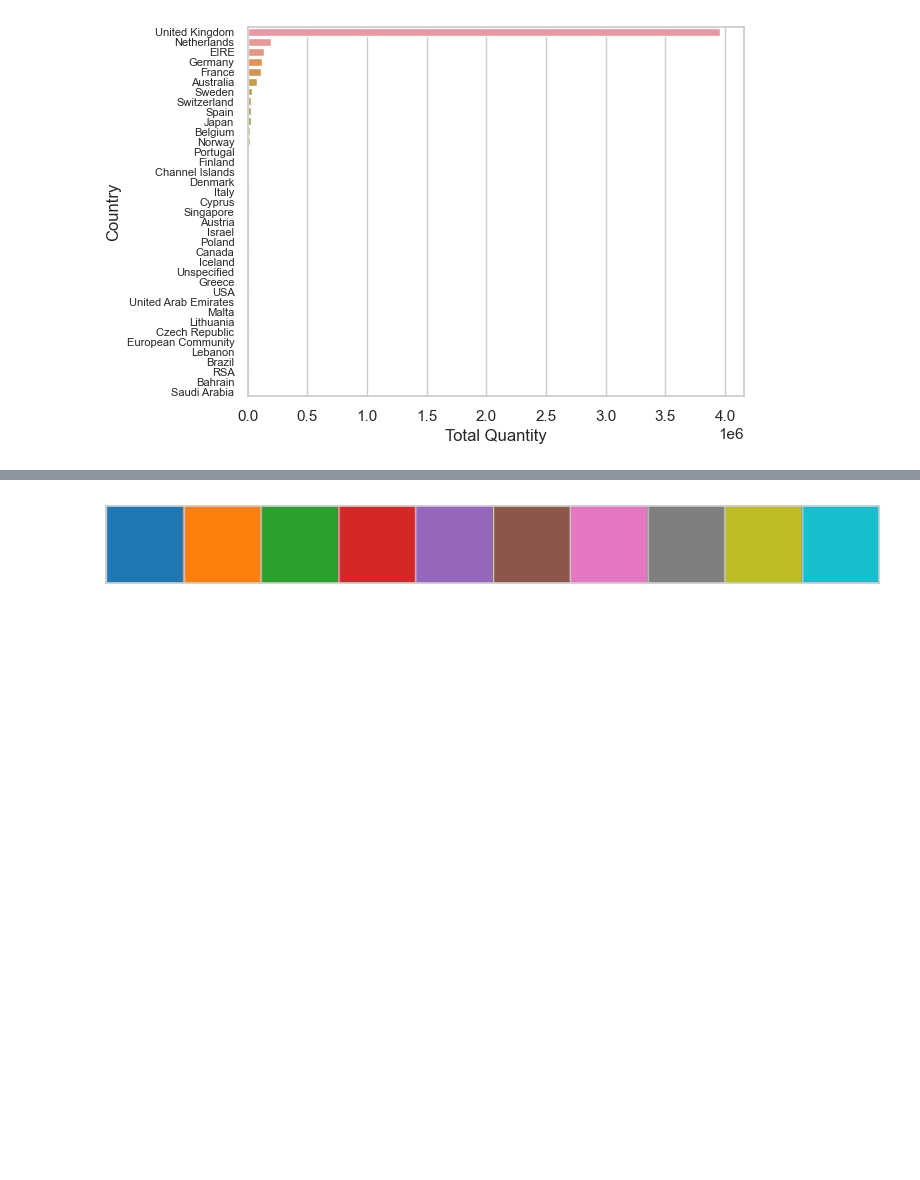
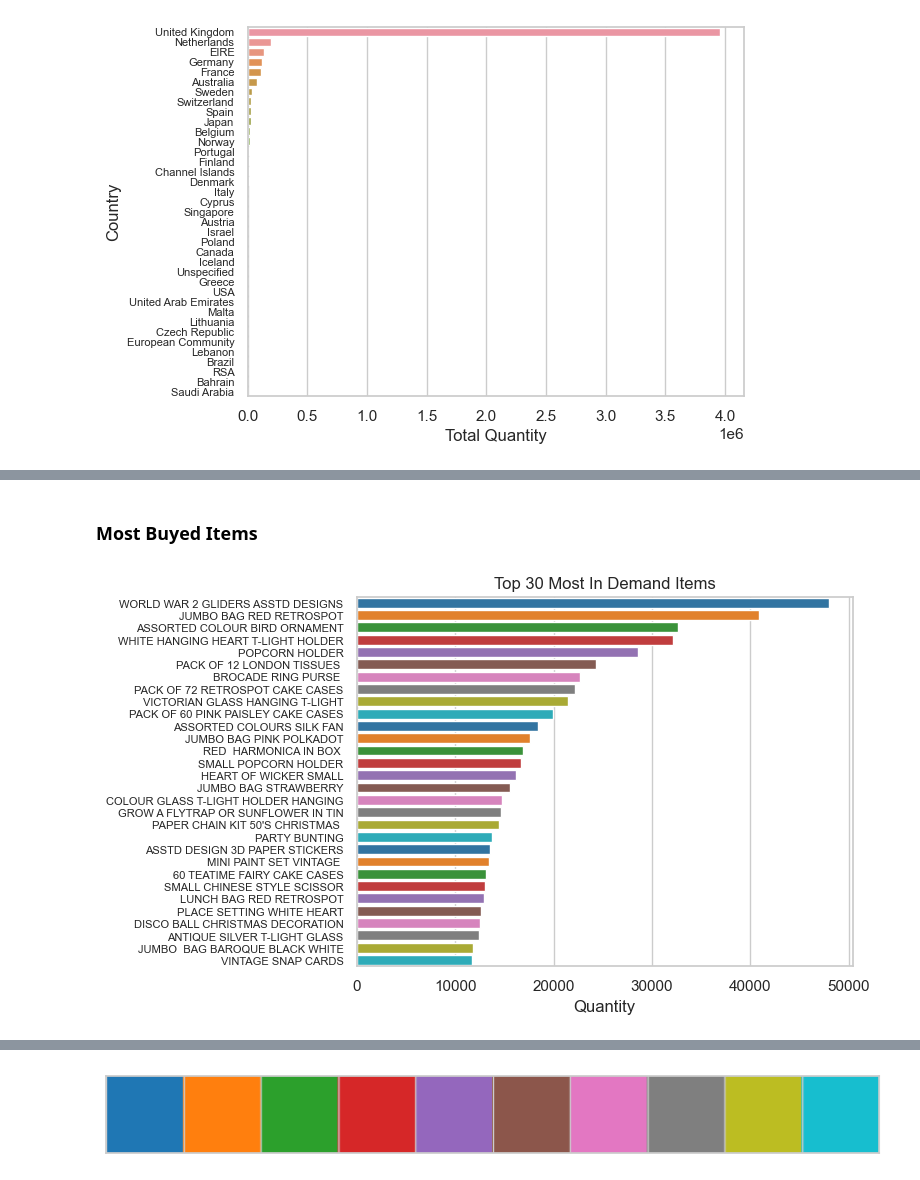
Before and after one commit to GLAZERadr/Data_Science_For_Industry_Task_3, a Jupyter notebook: Data_Exploration.ipynb, the cells around one changed output, grey strips where cells are left out. Cells and saved outputs as stored; diff of their text form; code cells hidden in the pictures; blank space fills up the shorter version.

Commit message:
DSUI-15 data exploration update

```diff
--- a/Data_Exploration.ipynb
+++ b/Data_Exploration.ipynb
@@ -287,0 +129,3 @@ plt.show()
+# %%
+favourite_item = df.groupby(['Country', 'Description'])['Quantity'].agg('sum').reset_index().sort_values('Quantity', ascending=False)
+favourite_item
@@ -287,0 +146,11 @@ plt.show()
+# %% [markdown]
+### Most Buyed Items
+# %%
+sns.barplot(data=favourite_item.head(30), x='Quantity', y='Description', palette='tab10')
+plt.xlabel('Quantity')
+plt.ylabel('')
+plt.title('Top 30 Most In Demand Items')
+plt.yticks(fontsize=8)
+plt.show()
+# %% [output]
+[figure, added]
```
Also changed, not shown: parts of 44 cells of this notebook, 1 other file.
